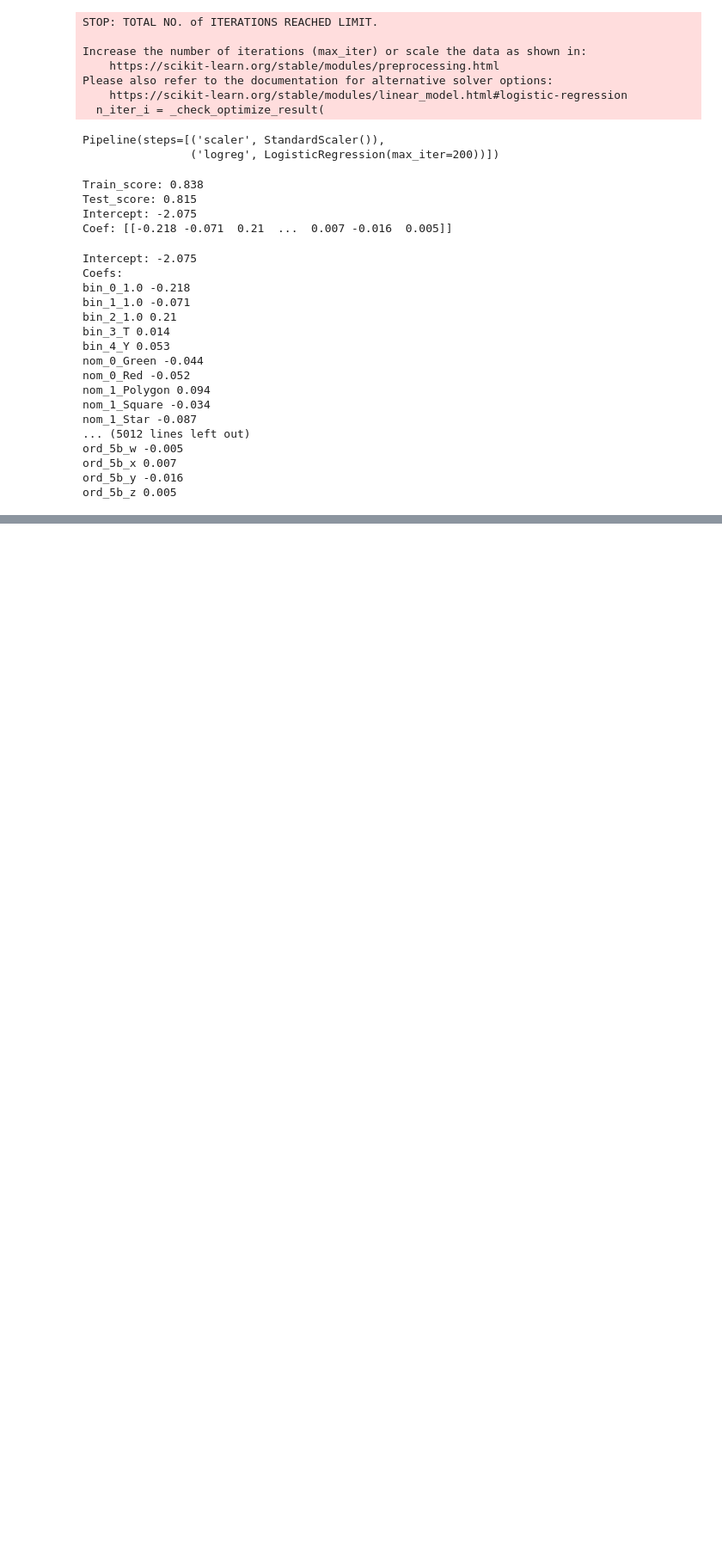
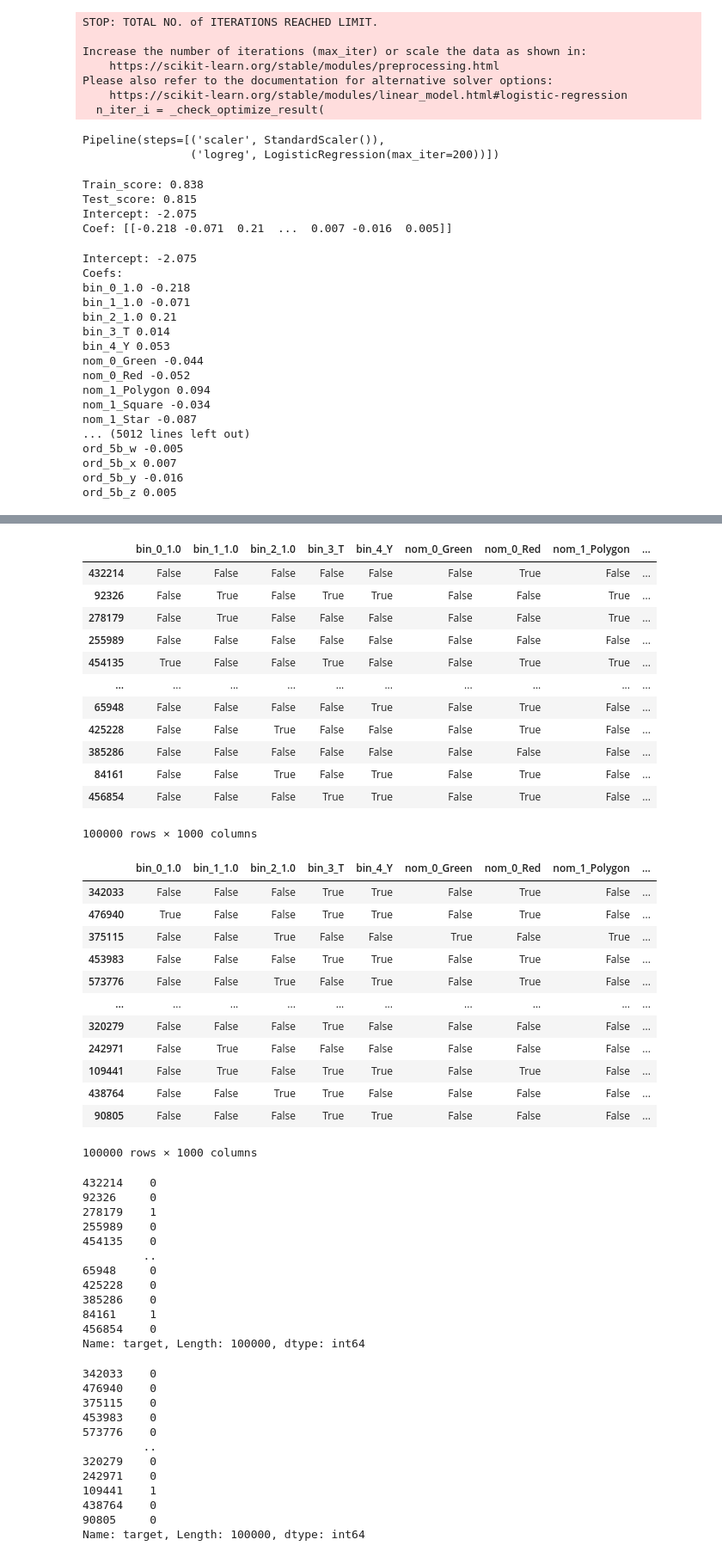
Before and after one commit to kulikofff/Data-Analytics-2023-V2, a Jupyter notebook: ML DA may 2023/08 Scikit.ipynb, the cells around one changed output, grey strips where cells are left out. Shown at 86% size. Saved outputs shown, nothing was run; the diff lists cells and outputs as text; code cells hidden in the pictures; blank space fills up the shorter version.

```diff
--- a/ML DA may 2023/08 Scikit.ipynb
+++ b/ML DA may 2023/08 Scikit.ipynb
@@ -811,0 +1383,67 @@ ord_5b_z 0.005
+# %%
+#ColumntransFormer
+from sklearn.compose import ColumnTransformer
+data = pd.read_csv('./CFECtrain.csv')
+X_train, X_test, y_train, y_test = train_test_split(
+                                        data.drop('target', axis=1),
+                                        data['target'],
+                                        test_size=.3,
+                                        stratify=data['target'],
+                                        random_state=42)
+#To avoid memory error
+X_train = X_tr_sparse.iloc[:100000,:1000]
+X_test = X_tst_sparse.iloc[:100000,:1000]
+y_train = y_train[0:100000]
+y_test = y_test[0:100000]
+display(X_train, X_test, y_train, y_test)
+# %% [output]
+|  | bin_0_1.0 | bin_1_1.0 | bin_2_1.0 | bin_3_T | bin_4_Y | nom_0_Green | nom_0_Red | nom_1_Polygon | ... |
+| 432214 | False | False | False | False | False | False | True | False | ... |
+| 92326 | False | True | False | True | True | False | False | True | ... |
+| 278179 | False | True | False | False | False | False | False | True | ... |
+| 255989 | False | False | False | False | False | False | False | False | ... |
+| 454135 | True | False | False | True | False | False | True | True | ... |
+| ... | ... | ... | ... | ... | ... | ... | ... | ... | ... |
+| 65948 | False | False | False | False | True | False | True | False | ... |
+| 425228 | False | False | True | False | False | False | True | False | ... |
+| 385286 | False | False | False | False | False | False | False | False | ... |
+| 84161 | False | False | True | False | True | False | True | False | ... |
+| 456854 | False | False | False | True | True | False | True | False | ... |
+100000 rows × 1000 columns
+|  | bin_0_1.0 | bin_1_1.0 | bin_2_1.0 | bin_3_T | bin_4_Y | nom_0_Green | nom_0_Red | nom_1_Polygon | ... |
+| 342033 | False | False | False | True | True | False | True | False | ... |
+| 476940 | True | False | False | True | True | False | True | False | ... |
+| 375115 | False | False | True | False | False | True | False | True | ... |
+| 453983 | False | False | False | True | True | False | True | False | ... |
+| 573776 | False | False | True | False | True | False | True | False | ... |
+| ... | ... | ... | ... | ... | ... | ... | ... | ... | ... |
+| 320279 | False | False | False | True | False | False | False | False | ... |
+| 242971 | False | True | False | False | False | False | False | False | ... |
+| 109441 | False | True | False | True | True | False | True | False | ... |
+| 438764 | False | False | True | True | False | False | False | False | ... |
+| 90805 | False | False | False | True | True | False | False | False | ... |
+100000 rows × 1000 columns
+432214    0
+92326     0
+278179    1
+255989    0
+454135    0
+         ..
+65948     0
+425228    0
+385286    0
+84161     1
+456854    0
+Name: target, Length: 100000, dtype: int64
+342033    0
+476940    0
+375115    0
+453983    0
+573776    0
+         ..
+320279    0
+242971    0
+109441    1
+438764    0
+90805     0
+Name: target, Length: 100000, dtype: int64
```
Also changed, not shown: parts of 138 cells of this notebook, 1 other file.
